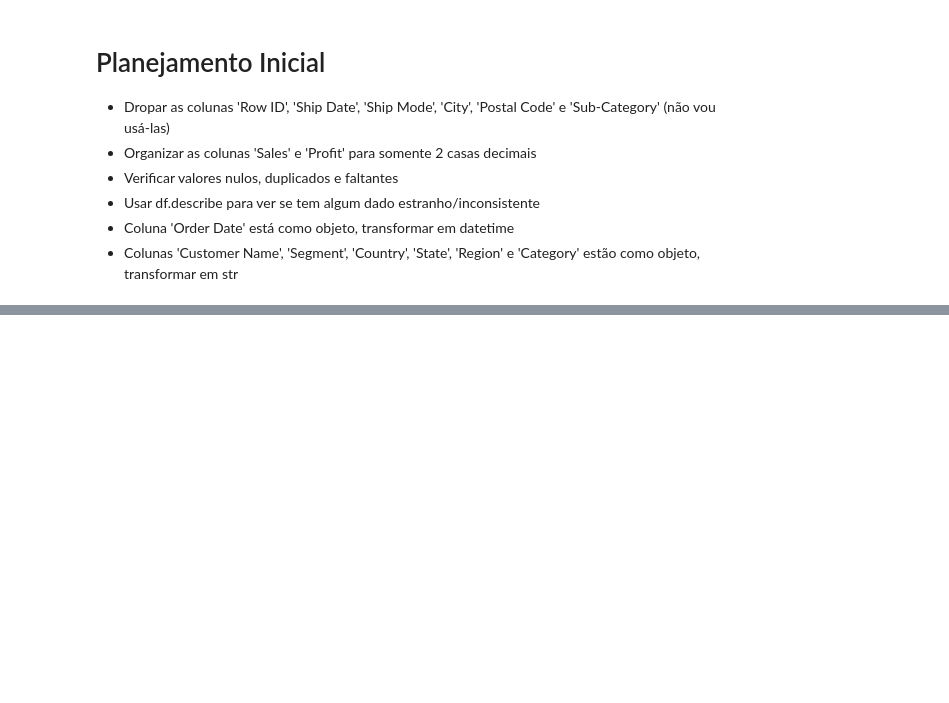
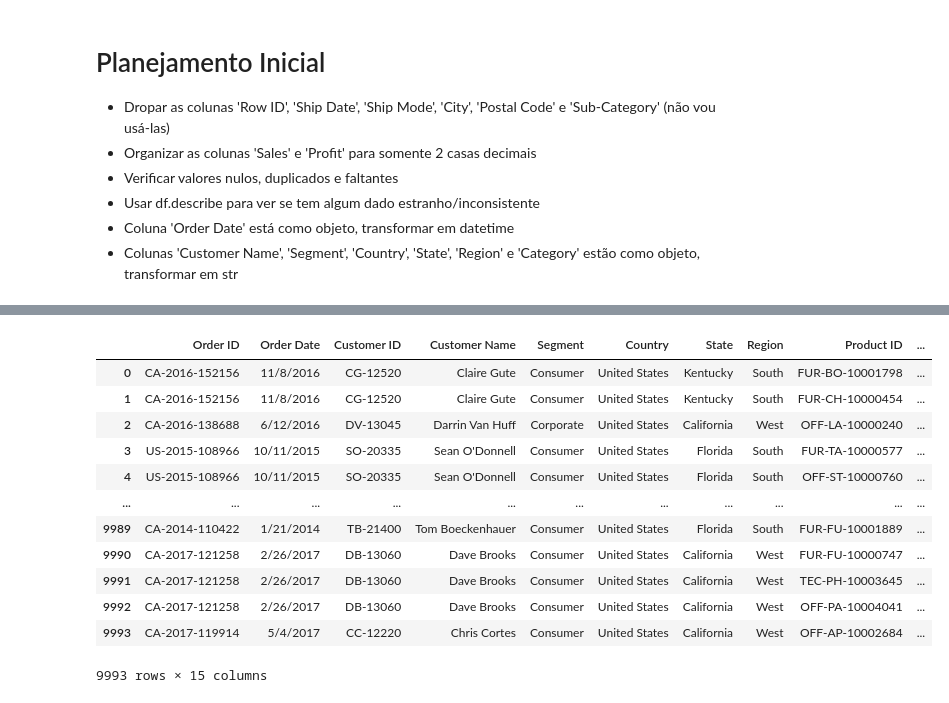
Before and after one commit to henriquegsantanna/analisedevendas, a Jupyter notebook: notebooks/vendas.ipynb, the cells around one changed output, grey strips where cells are left out. Cells and saved outputs as stored; diff of their text form; code cells hidden in the pictures; blank space fills up the shorter version.

```diff
--- a/notebooks/vendas.ipynb
+++ b/notebooks/vendas.ipynb
@@ -54,3 +54,7 @@ dtype: object
 -   Usar df.describe para ver se tem algum dado estranho/inconsistente
 -   Coluna 'Order Date' está como objeto, transformar em datetime
 -   Colunas 'Customer Name', 'Segment', 'Country', 'State', 'Region' e 'Category' estão como objeto, transformar em str
+# %%
+df.drop(['Row ID', 'Ship Date', 'Ship Mode', 'City', 'Postal Code', 'Sub-Category'], axis=1, inplace=True) #axis=0 aponta para linhas e axis=1 aponta para colunas / inplace=true altera diretamente no df original
+# %%
+df = df.round({'Sales': 2, 'Profit': 2}) #arredonda pra 2 casas decimais as duas colunas
@@ -56,0 +103,18 @@ dtype: object
+# %%
+df.drop(3406, inplace=True) #remove a linha de indice 3406 (a linha duplicada)
+# %%
+df
+# %% [output]
+|  | Order ID | Order Date | Customer ID | Customer Name | Segment | Country | State | Region | Product ID | ... |
+| 0 | CA-2016-152156 | 11/8/2016 | CG-12520 | Claire Gute | Consumer | United States | Kentucky | South | FUR-BO-10001798 | ... |
+| 1 | CA-2016-152156 | 11/8/2016 | CG-12520 | Claire Gute | Consumer | United States | Kentucky | South | FUR-CH-10000454 | ... |
+| 2 | CA-2016-138688 | 6/12/2016 | DV-13045 | Darrin Van Huff | Corporate | United States | California | West | OFF-LA-10000240 | ... |
+| 3 | US-2015-108966 | 10/11/2015 | SO-20335 | Sean O'Donnell | Consumer | United States | Florida | South | FUR-TA-10000577 | ... |
+| 4 | US-2015-108966 | 10/11/2015 | SO-20335 | Sean O'Donnell | Consumer | United States | Florida | South | OFF-ST-10000760 | ... |
+| ... | ... | ... | ... | ... | ... | ... | ... | ... | ... | ... |
+| 9989 | CA-2014-110422 | 1/21/2014 | TB-21400 | Tom Boeckenhauer | Consumer | United States | Florida | South | FUR-FU-10001889 | ... |
+| 9990 | CA-2017-121258 | 2/26/2017 | DB-13060 | Dave Brooks | Consumer | United States | California | West | FUR-FU-10000747 | ... |
+| 9991 | CA-2017-121258 | 2/26/2017 | DB-13060 | Dave Brooks | Consumer | United States | California | West | TEC-PH-10003645 | ... |
+| 9992 | CA-2017-121258 | 2/26/2017 | DB-13060 | Dave Brooks | Consumer | United States | California | West | OFF-PA-10004041 | ... |
+| 9993 | CA-2017-119914 | 5/4/2017 | CC-12220 | Chris Cortes | Consumer | United States | California | West | OFF-AP-10002684 | ... |
+9993 rows × 15 columns
```
Also changed, not shown: parts of 11 cells of this notebook.
